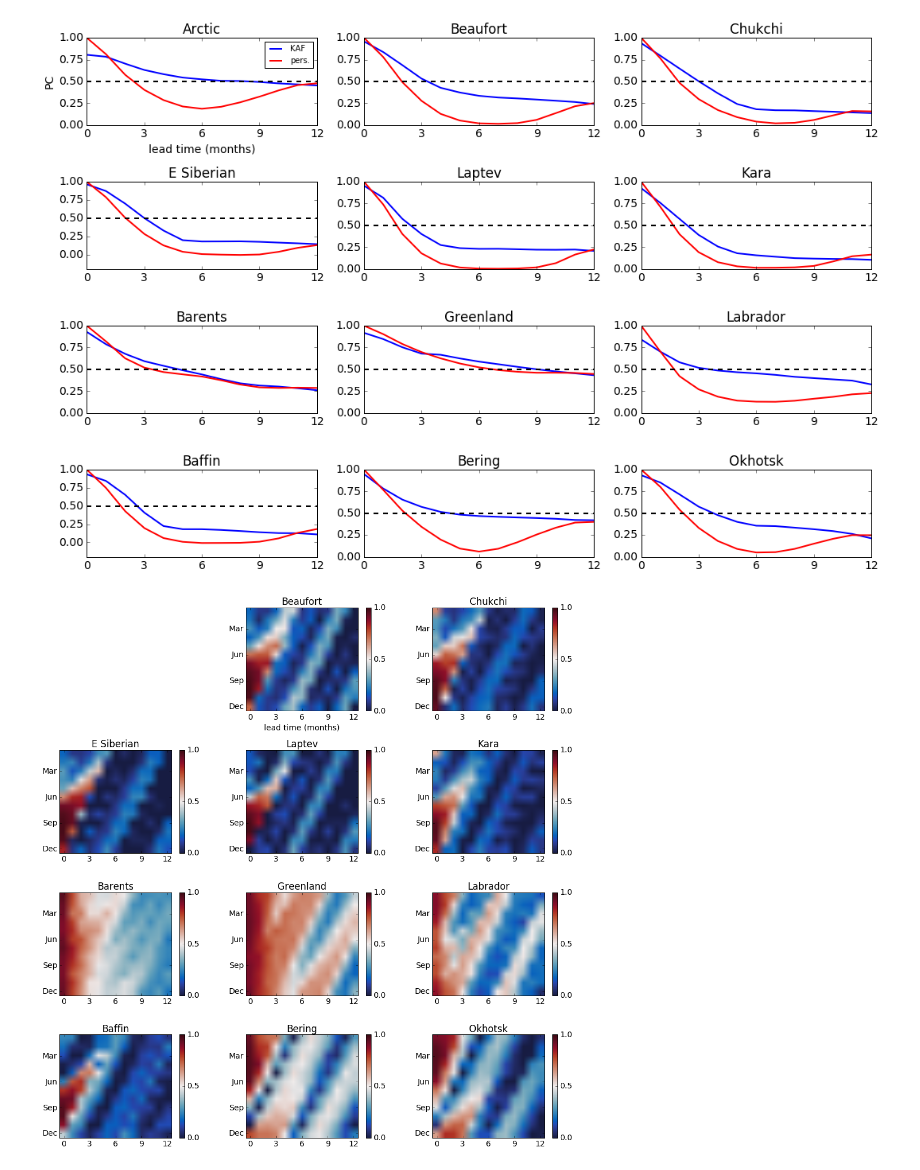
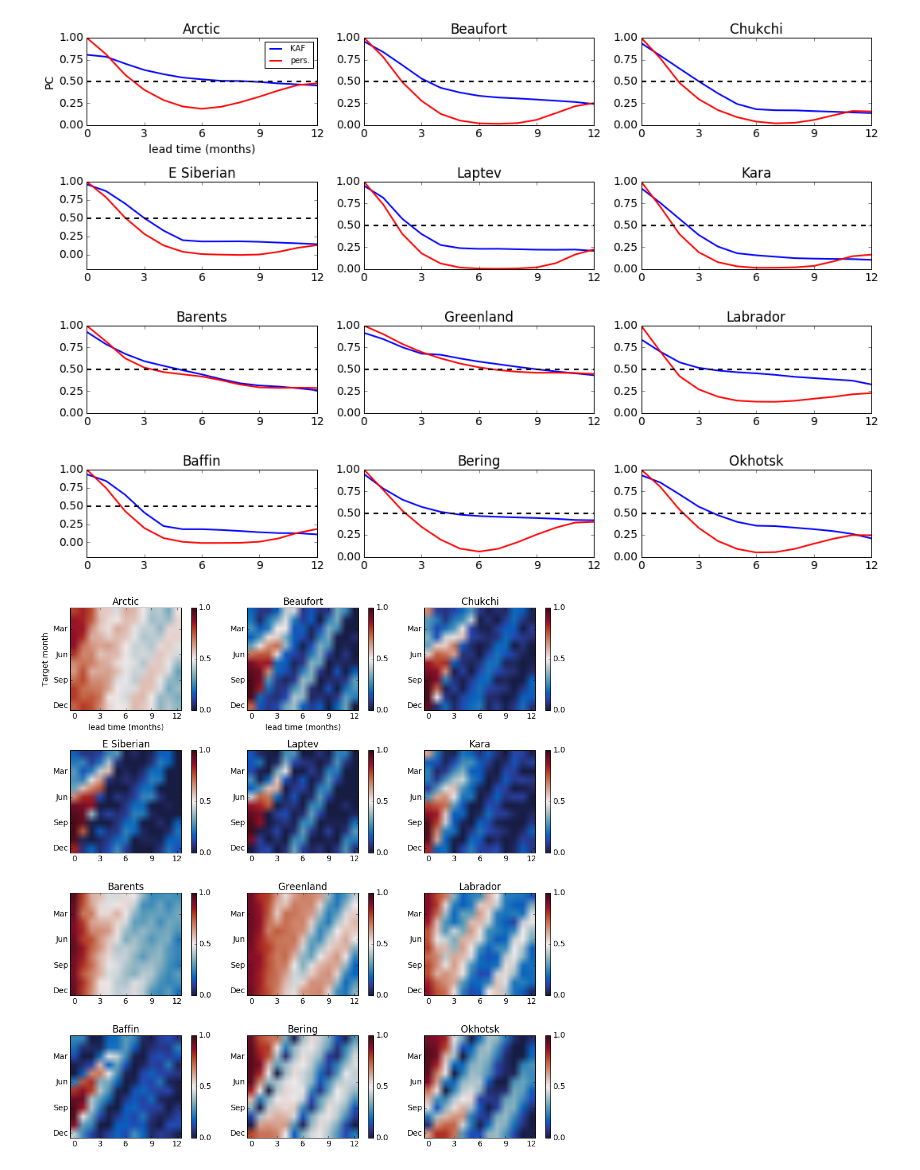
Before and after one commit to darincomeau/KAF_ASIA, a Jupyter notebook: make_figures_revision.ipynb, the cells around one changed output. Saved outputs shown, nothing was run; the diff lists cells and outputs as text; code cells hidden in the pictures.

Commit message:
Cleaning up plotting scripts.

```diff
--- a/make_figures_revision.ipynb
+++ b/make_figures_revision.ipynb
@@ -947,15 +932,15 @@ cTicks = np.linspace(0, 1, 3)
 yLabels = ['Mar', 'Jun', 'Sep', 'Dec']
 
 fig = plt.figure()
-# plt.subplot(4, 3, 1)
-# plt.imshow(pred_panel_shift_1_pcTM, cmap=cmocean.cm.balance, clim=(0, 1))
-# plt.xticks((0, 3, 6, 9, 12))
-# plt.xlabel('lead time (months)')
-# plt.yticks((2, 5, 8, 11), yLabels)
-# plt.ylabel('Target month')
-# plt.title('Arctic')
-# # plt.title('Central Arctic')
-# plt.colorbar().set_ticks(cTicks)
+plt.subplot(4, 3, 1)
+plt.imshow(pred_panel_shift_1_pcTM, cmap=cmocean.cm.balance, clim=(0, 1))
+plt.xticks((0, 3, 6, 9, 12))
+plt.xlabel('lead time (months)')
+plt.yticks((2, 5, 8, 11), yLabels)
+plt.ylabel('Target month')
+plt.title('Arctic')
+# plt.title('Central Arctic')
+plt.colorbar().set_ticks(cTicks)
 
 plt.subplot(4, 3, 2)
 plt.imshow(pred_panel_shift_4_pcTM, cmap=cmocean.cm.balance, clim=(0, 1))
@@ -1013,34 +998,34 @@ plt.xticks((0, 3, 6, 9, 12))
 plt.yticks((2, 5, 8, 11), yLabels)
 plt.title('Labrador')
 plt.colorbar().set_ticks(cTicks)
 
 plt.subplot(4, 3, 10)
 plt.imshow(pred_panel_shift_12_pcTM, cmap=cmocean.cm.balance, clim=(0, 1))
 plt.xticks((0, 3, 6, 9, 12))
 plt.yticks((2, 5, 8, 11), yLabels)
 plt.title('Baffin')
 plt.colorbar().set_ticks(cTicks)
 
 plt.subplot(4, 3, 11)
 plt.imshow(pred_panel_shift_15_pcTM, cmap=cmocean.cm.balance, clim=(0, 1))
 plt.xticks((0, 3, 6, 9, 12))
 plt.yticks((2, 5, 8, 11), yLabels)
 plt.title('Bering')
 plt.colorbar().set_ticks(cTicks)
 
 plt.subplot(4, 3, 12)
 plt.imshow(pred_panel_shift_16_pcTM, cmap=cmocean.cm.balance, clim=(0, 1))
 plt.xticks((0, 3, 6, 9, 12))
 plt.yticks((2, 5, 8, 11), yLabels)
 plt.title('Okhotsk')
 plt.colorbar().set_ticks(cTicks)
 
 fig.set_figheight(14)
 fig.set_figwidth(14)
 plt.tight_layout()
 plt.savefig(SAVE_DIR + 'Fig8.eps', format='eps', dpi=500)
 # %% [output]
-[figure, old version]
+[figure, new version]
 # %%
 """ Figure 9 """
 embedWin = 12
```
Also changed, not shown: parts of 11 cells of this notebook, 1 other file.
